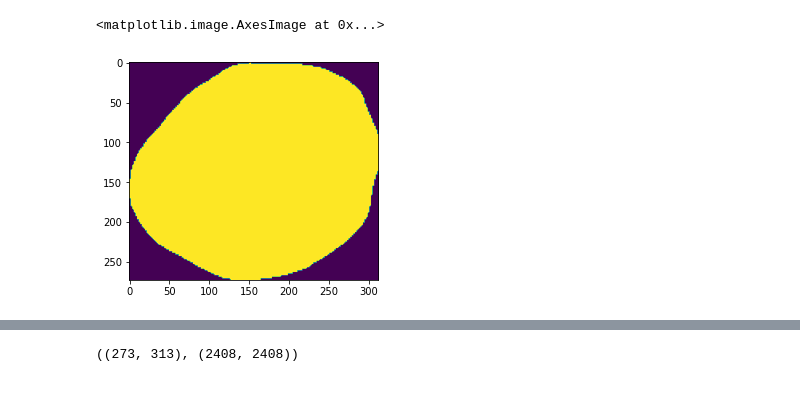
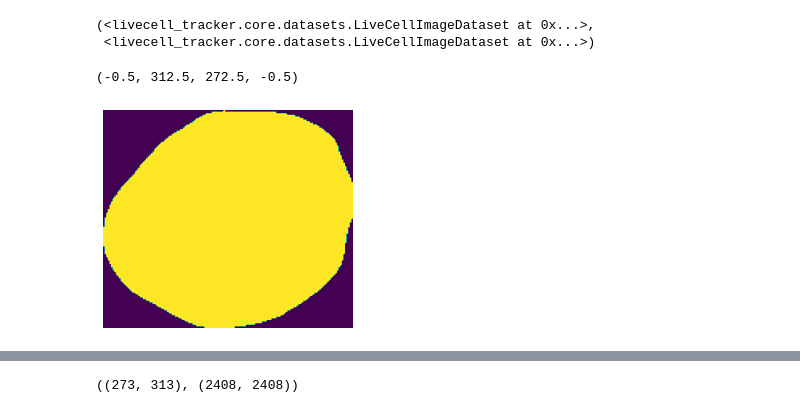
Before and after one commit to xing-lab-pitt/livecellx, a Jupyter notebook: notebooks/traj_feature.ipynb, the cells around one changed output, grey strips where cells are left out. Saved outputs shown, nothing was run; the diff lists cells and outputs as text; code cells hidden in the pictures.

```diff
--- a/notebooks/traj_feature.ipynb
+++ b/notebooks/traj_feature.ipynb
@@ -26,12 +26,18 @@ trajectory_collection = SingleCellTrajectoryCollection().load_from_json_dict(tra
 # %%
 traj = trajectory_collection.get_trajectory(1)
 sc_obj = traj.get_single_cell(0)
+# %%
+trajectory_collection.get_trajectory(1).raw_img_dataset, sc_obj.img_dataset
+# %% [output]
+(<livecell_tracker.core.datasets.LiveCellImageDataset at 0x...>,
+ <livecell_tracker.core.datasets.LiveCellImageDataset at 0x...>)
 # %%
 contour_mask = sc_obj.get_contour_mask()
 plt.imshow(contour_mask)
+plt.axis("off")
 # %% [output]
-<matplotlib.image.AxesImage at 0x...>
+(-0.5, 312.5, 272.5, -0.5)
-[figure, old version]
+[figure, new version]
 # %%
 plt.imshow(sc_obj.get_contour_img())
 # %% [output]
```
Also changed, not shown: parts of 6 cells of this notebook, 1 other file.
